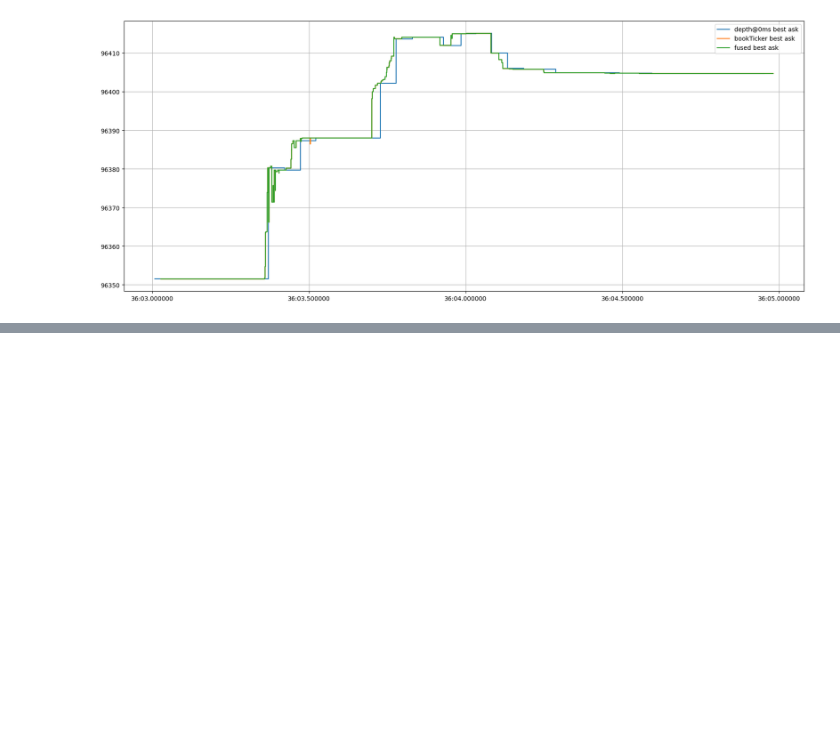
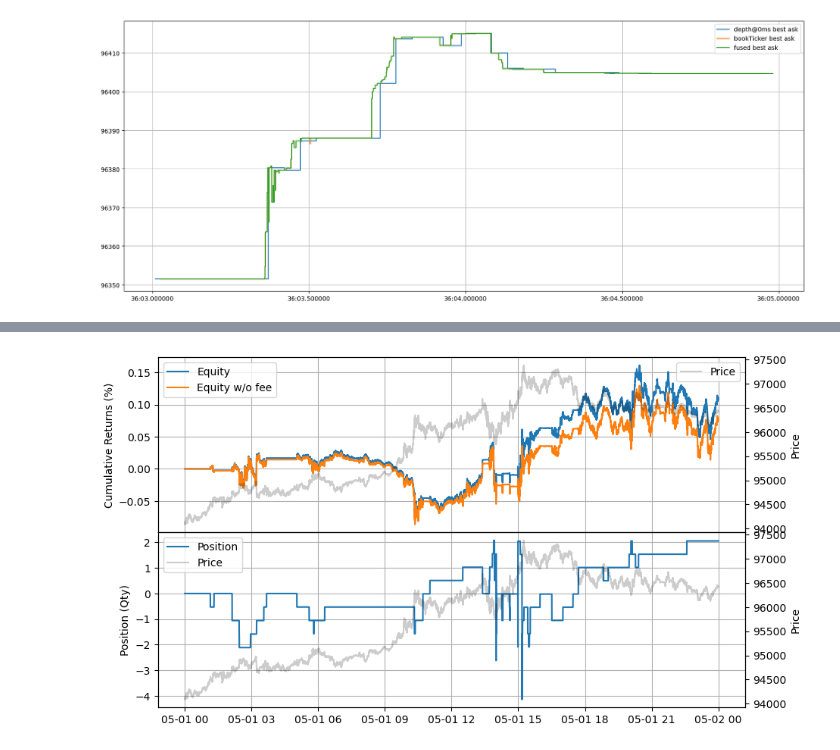
Before and after one commit to nkaz001/hftbacktest, a Jupyter notebook: examples/Fusing Depth Data.ipynb, the cells around one changed output, grey strips where cells are left out. Saved outputs shown, nothing was run; the diff lists cells and outputs as text; code cells hidden in the pictures; blank space fills up the shorter version.

```diff
--- a/examples/Fusing Depth Data.ipynb
+++ b/examples/Fusing Depth Data.ipynb
@@ -457,0 +474,8 @@ This tutorial will show how this fused data improves backtesting accuracy. (to b
+# %%
+data = recorder.get(0)
+stats = (
+    LinearAssetRecord(data)
+        .resample('1s')
+        .stats(book_size=1_000_000)
+)
+stats.summary()
@@ -457,0 +487,4 @@ This tutorial will show how this fused data improves backtesting accuracy. (to b
+# %%
+stats.plot()
+# %% [output]
+[figure, added]
```
Also changed, not shown: parts of 18 cells of this notebook, 1 other file.
